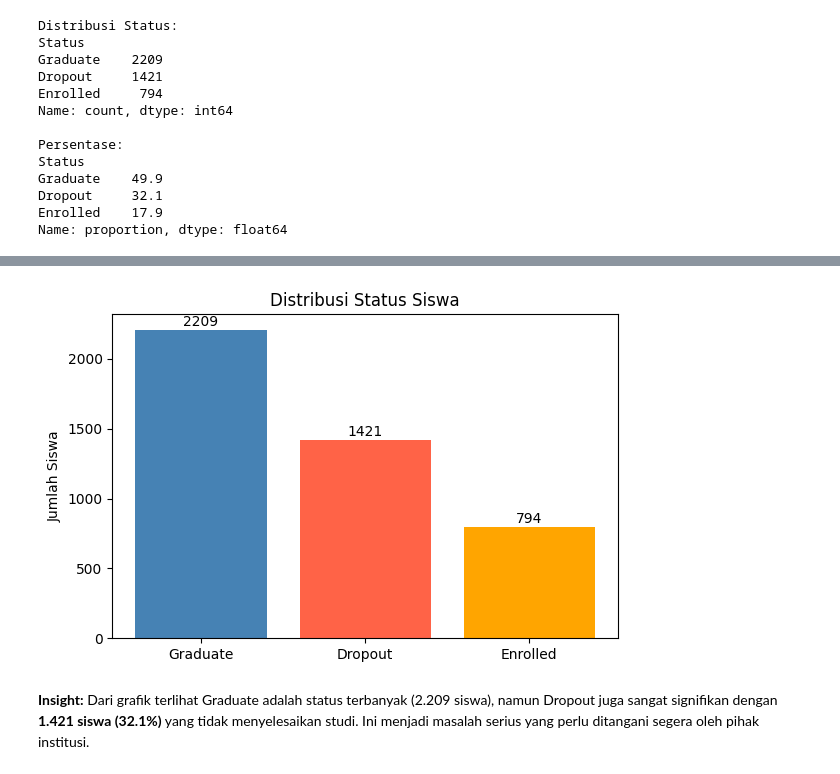
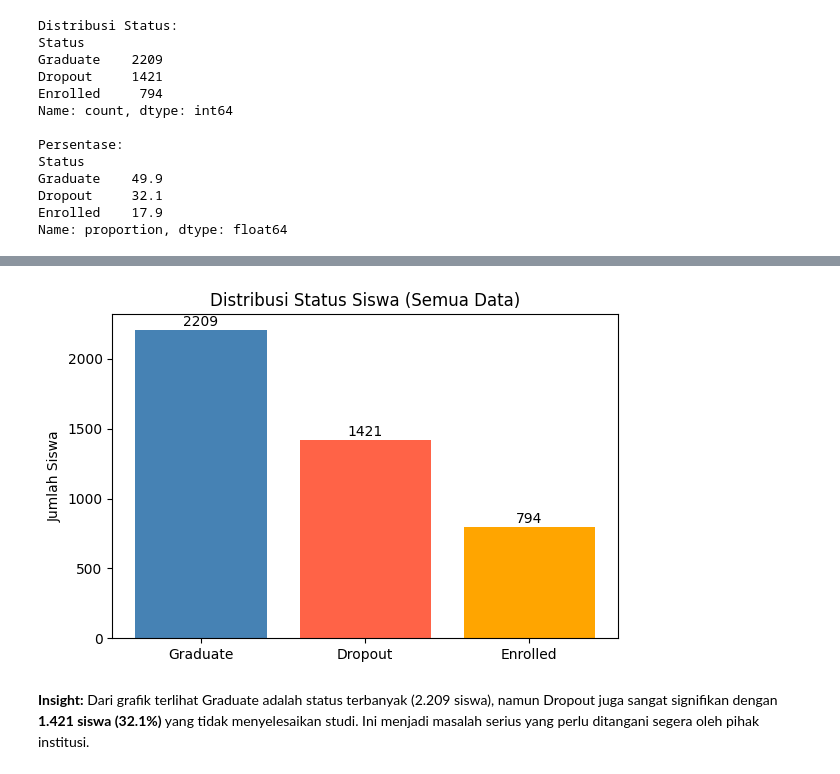
Before and after one commit to viochris/Analsis-Prediksi-Dropout-Siswa, a Jupyter notebook: notebook.ipynb, the cells around one changed output, grey strips where cells are left out. Drawn from its saved outputs; the diff is of its cells as text; code cells hidden in the pictures.

```diff
--- a/notebook.ipynb
+++ b/notebook.ipynb
@@ -123,17 +125,17 @@ Name: proportion, dtype: float64
 # %%
 # distribusi status
 status_count = df['Status'].value_counts()
 
 plt.figure(figsize=(6, 4))
 plt.bar(status_count.index, status_count.values, color=['steelblue', 'tomato', 'orange'])
-plt.title('Distribusi Status Siswa')
+plt.title('Distribusi Status Siswa (Semua Data)')
 plt.ylabel('Jumlah Siswa')
 for i, v in enumerate(status_count.values):
     plt.text(i, v + 30, str(v), ha='center', fontsize=10)
 plt.tight_layout()
 plt.show()
 # %% [output]
-[figure, old version]
+[figure, new version]
 # %% [markdown]
 **Insight:** Dari grafik terlihat Graduate adalah status terbanyak (2.209 siswa), namun Dropout juga sangat signifikan dengan **1.421 siswa (32.1%)** yang tidak menyelesaikan studi. Ini menjadi masalah serius yang perlu ditangani segera oleh pihak institusi.
 # %%
```
Also changed, not shown: parts of 27 cells of this notebook, 3 other files.
